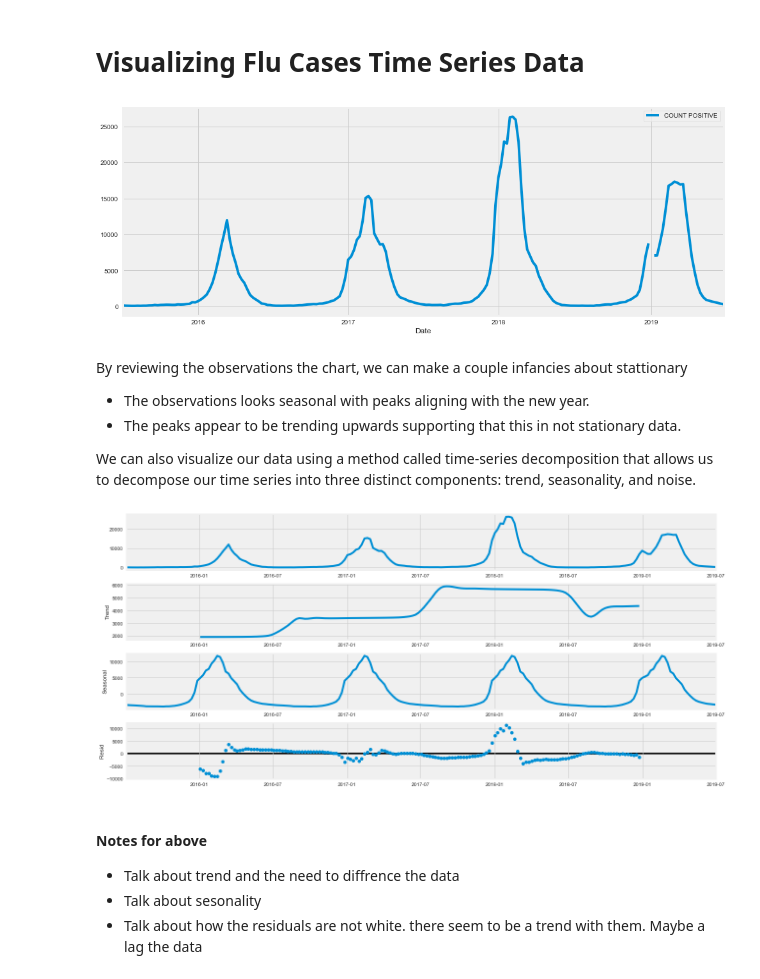
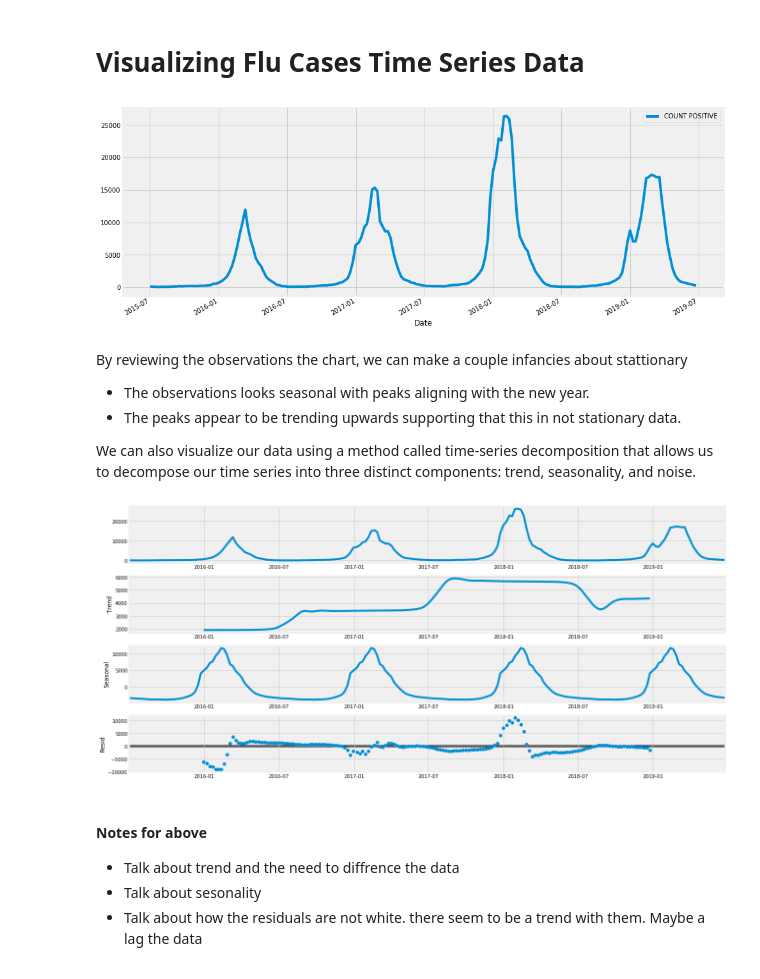
Before and after one commit to jjschueder/7332QTW, a Jupyter notebook: Case Study 4/Kevin Example with flu updates.ipynb, the cells around one changed output. Cells and saved outputs as stored; diff of their text form; code cells hidden in the pictures.

Commit message:
Grid search and updated model

```diff
--- a/Case Study 4/Kevin Example with flu updates.ipynb
+++ b/Case Study 4/Kevin Example with flu updates.ipynb
@@ -157,12 +195,12 @@ memory usage: 3.3 KB
 # %%
 #import tkinter
 #import matplotlib
 #matplotlib.use('TkAgg')
 %matplotlib inline
-y.plot(figsize=(15, 6))
+dfx2.plot(figsize=(15, 6))
 plt.show()
 # %% [output]
-[figure, old version]
+[figure, new version]
 # %% [markdown]
 By reviewing the observations the chart, we can make a couple infancies about stattionary
 * The observations looks seasonal with peaks aligning with the new year.
@@ -172,11 +210,11 @@ We can also visualize our data using a method called time-series decomposition t
 # %%
 from pylab import rcParams
 rcParams['figure.figsize'] = 18, 8
-decomposition = sm.tsa.seasonal_decompose(y.dropna(), model='additive',freq = 52)
+decomposition = sm.tsa.seasonal_decompose(dfx2, model='additive',freq = 52)
 fig = decomposition.plot(100)
 plt.show()
 # %% [output]
-[figure, old version]
+[figure, new version]
 # %% [markdown]
 #### Notes for above
 * Talk about trend and the need to diffrence the data
```
Also changed, not shown: parts of 30 cells of this notebook, 1 other file.
